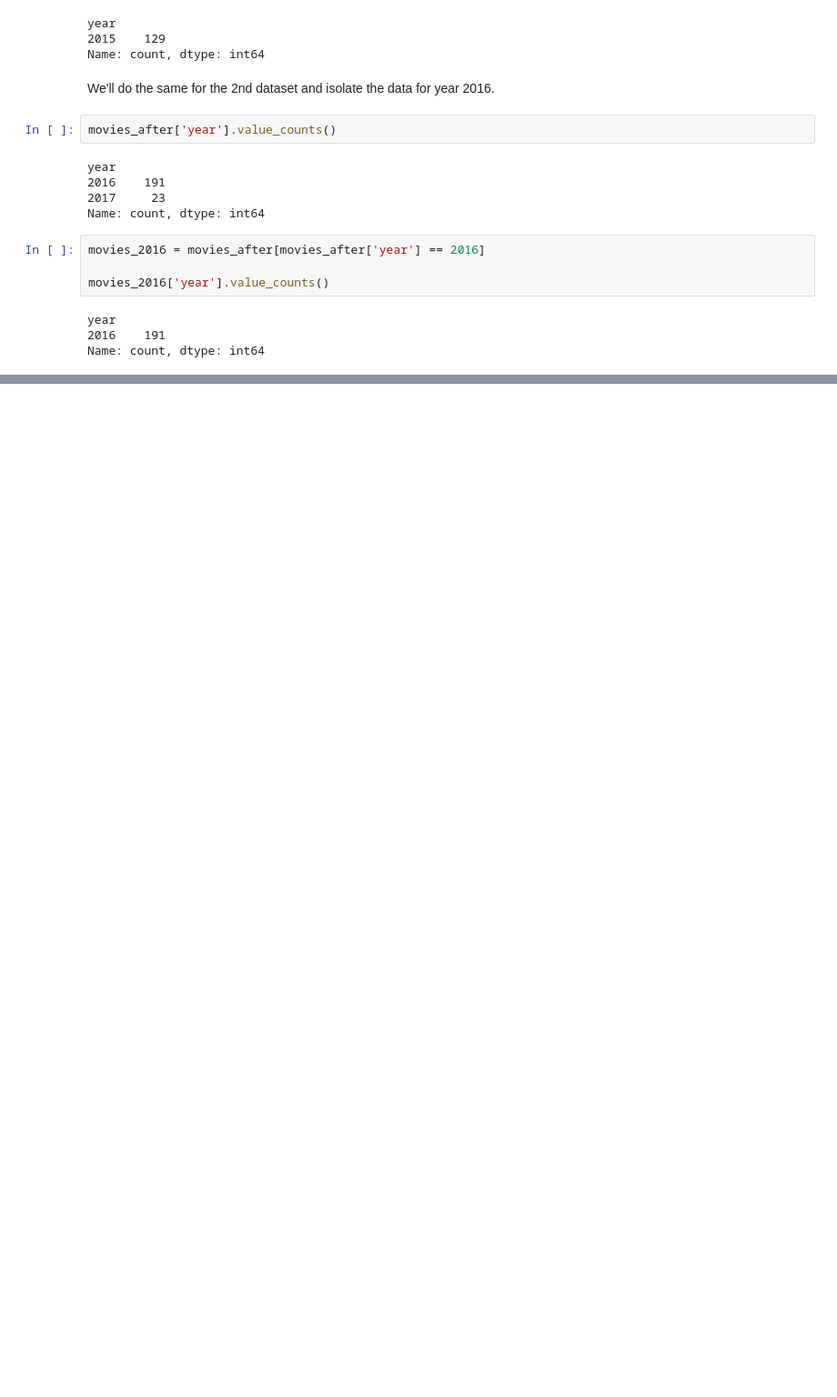
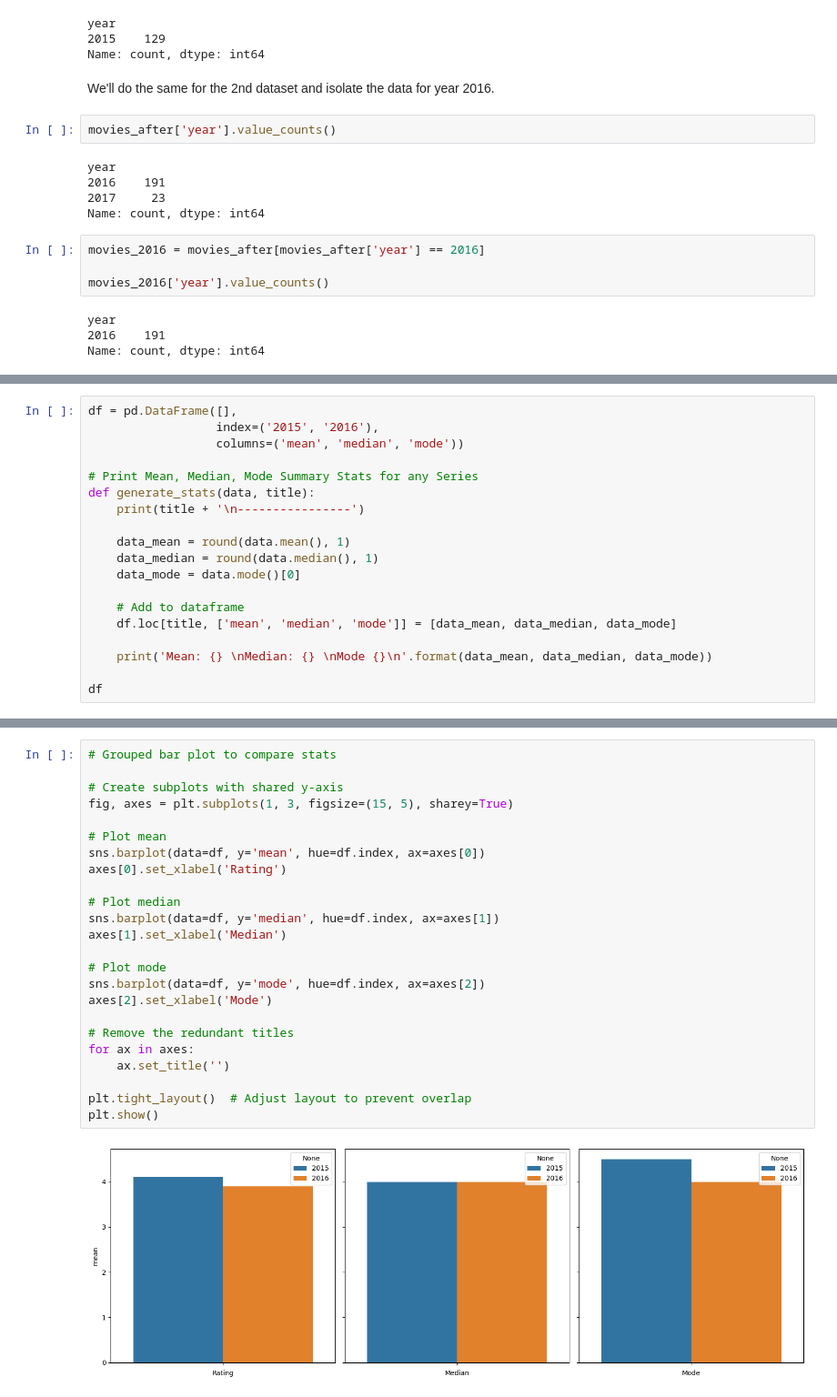
Before and after one commit to shree131/Investigation-of-Fandango-Movie-Rating-Biases, a Jupyter notebook: Fandango_Ratings_Analysis_Report.ipynb, the cells around one changed output, grey strips where cells are left out. Shown at 91% size. Cells and saved outputs as stored; diff of their text form; blank space fills up the shorter version.

```diff
--- a/Fandango_Ratings_Analysis_Report.ipynb
+++ b/Fandango_Ratings_Analysis_Report.ipynb
@@ -212,0 +328,19 @@ Name: count, dtype: int64
+# %%
+df = pd.DataFrame([],
+                  index=('2015', '2016'),
+                  columns=('mean', 'median', 'mode'))
+
+# Print Mean, Median, Mode Summary Stats for any Series
+def generate_stats(data, title):
+    print(title + '\n----------------')
+
+    data_mean = round(data.mean(), 1)
+    data_median = round(data.median(), 1)
+    data_mode = data.mode()[0]
+
+    # Add to dataframe
+    df.loc[title, ['mean', 'median', 'mode']] = [data_mean, data_median, data_mode]
+
+    print('Mean: {} \nMedian: {} \nMode {}\n'.format(data_mean, data_median, data_mode))
+
+df
@@ -212,0 +385,26 @@ Name: count, dtype: int64
+# %%
+# Grouped bar plot to compare stats
+
+# Create subplots with shared y-axis
+fig, axes = plt.subplots(1, 3, figsize=(15, 5), sharey=True)
+
+# Plot mean
+sns.barplot(data=df, y='mean', hue=df.index, ax=axes[0])
+axes[0].set_xlabel('Rating')
+
+# Plot median
+sns.barplot(data=df, y='median', hue=df.index, ax=axes[1])
+axes[1].set_xlabel('Median')
+
+# Plot mode
+sns.barplot(data=df, y='mode', hue=df.index, ax=axes[2])
+axes[2].set_xlabel('Mode')
+
+# Remove the redundant titles
+for ax in axes:
+    ax.set_title('')
+
+plt.tight_layout()  # Adjust layout to prevent overlap
+plt.show()
+# %% [output]
+[figure, added]
```
Also changed, not shown: parts of 16 cells of this notebook.
